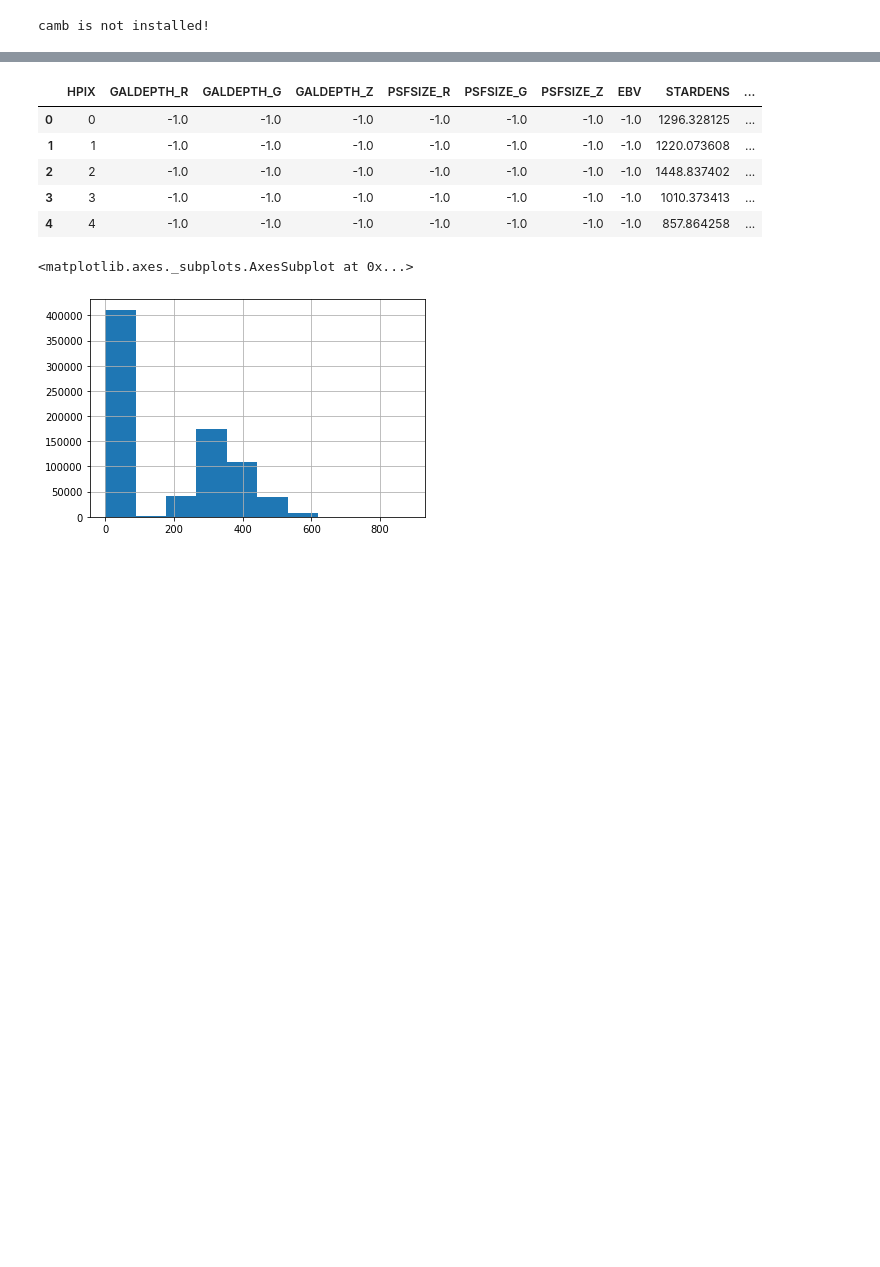
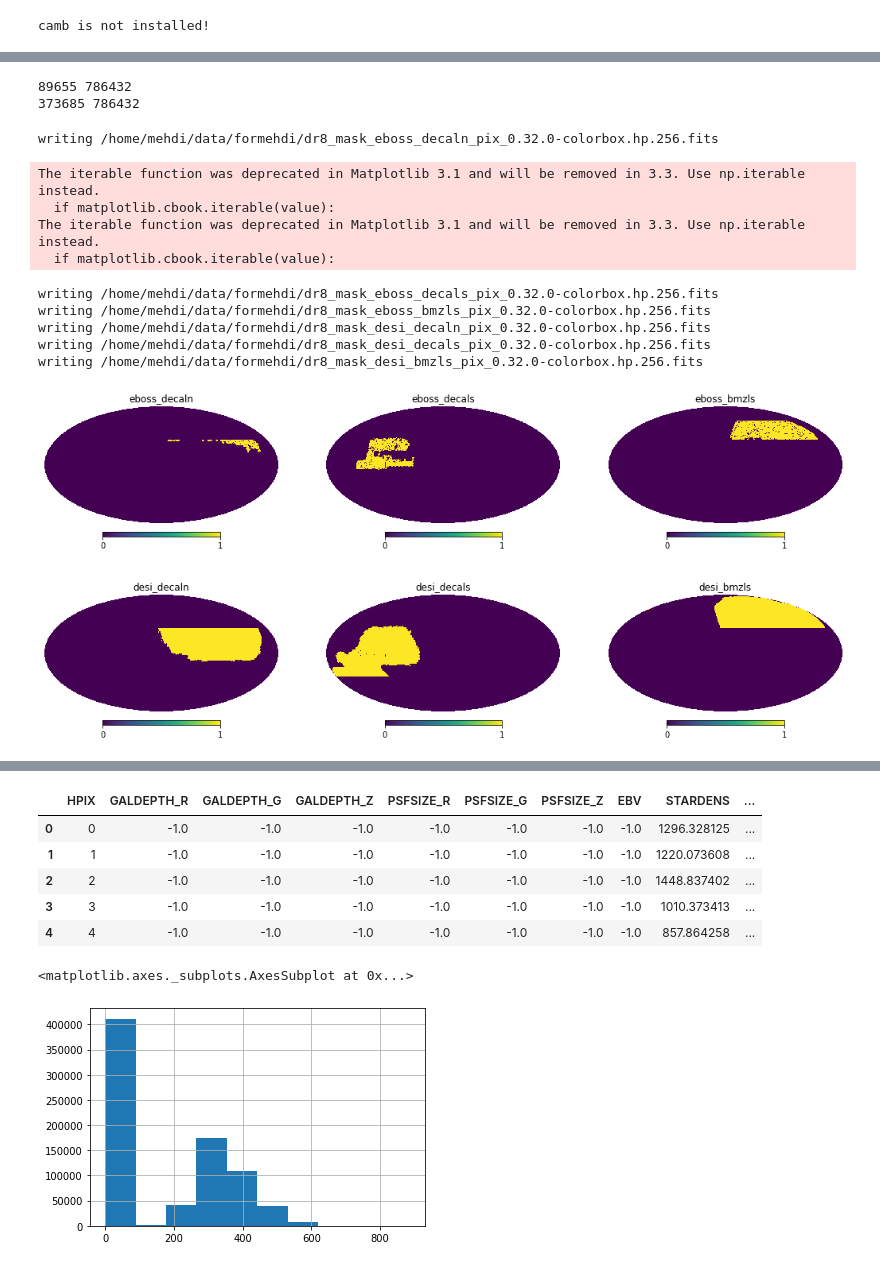
Before and after one commit to mehdirezaie/desisv, a Jupyter notebook: prepare_for_NN_split.ipynb, the cells around one changed output, grey strips where cells are left out. Drawn from its saved outputs; the diff is of its cells as text; code cells hidden in the pictures; blank space fills up the shorter version.

```diff
--- a/prepare_for_NN_split.ipynb
+++ b/prepare_for_NN_split.ipynb
@@ -14,0 +189,20 @@ camb is not installed!
+# %%
+mask = np.ones_like(eboss_mask)
+for col in df.columns:
+    mask &= np.isfinite(df[col])
+    print(f'{col}  {mask.sum()}')
+
+# for col in df.columns:
+
+#     for i, (survey, masks) in enumerate(zip(['eboss', 'desi'], [ebmasks, dsmasks])):
+
+#         for j, (region, mask) in enumerate(zip(['decaln', 'decals', 'bmzls'], masks)):
+
+#             mask &= frac > 0.2
+#             nans = (~np.isfinite(df[col][mask])).sum()
+#             print(f'{col} {survey}, {region}, {nans}')
+#             if nans != 0:
+#                 print(f'{np.percentile(df[col][mask], [0,1,99,100])}')
+
+#         print(10*'.')
+#     print(10*'=')
@@ -14,0 +227,42 @@ camb is not installed!
+# %%
+eboss_mask &= mask
+desi_mask  &= mask
+# %%
+for m in [eboss_mask, desi_mask]:
+    print(m.sum(), m.size)
+# %% [output]
+89655 786432
+373685 786432
+# %%
+# split the masks
+ebmasks = utils.mask2caps(eboss_mask)
+dsmasks = utils.mask2caps(desi_mask)
+# %%
+maskname = lambda survey, region: f'/home/mehdi/data/formehdi/dr8_mask_{survey}_{region}_pix_0.32.0-colorbox.hp.256.fits'
+
+fig, ax = plt.subplots(ncols=3, nrows=2, figsize=(18, 8))
+ax = ax.flatten()
+
+k = 0
+for i, (survey, masks) in enumerate(zip(['eboss', 'desi'], [ebmasks, dsmasks])):
+
+    for j, (region, mask) in enumerate(zip(['decaln', 'decals', 'bmzls'], masks)):
+        mapname= maskname(survey, region)
+        print(f'writing {mapname}')
+        hp.write_map(mapname, mask, fits_IDL=False, dtype=np.float64, overwrite=True)
+
+        fig.sca(ax[k])
+        hp.mollview(mask, hold=True, rot=-89, title='_'.join([survey, region]))
+        k += 1
+# %% [output]
+writing /home/mehdi/data/formehdi/dr8_mask_eboss_decaln_pix_0.32.0-colorbox.hp.256.fits
+The iterable function was deprecated in Matplotlib 3.1 and will be removed in 3.3. Use np.iterable instead.
+  if matplotlib.cbook.iterable(value):
+The iterable function was deprecated in Matplotlib 3.1 and will be removed in 3.3. Use np.iterable instead.
+  if matplotlib.cbook.iterable(value):
+writing /home/mehdi/data/formehdi/dr8_mask_eboss_decals_pix_0.32.0-colorbox.hp.256.fits
+writing /home/mehdi/data/formehdi/dr8_mask_eboss_bmzls_pix_0.32.0-colorbox.hp.256.fits
+writing /home/mehdi/data/formehdi/dr8_mask_desi_decaln_pix_0.32.0-colorbox.hp.256.fits
+writing /home/mehdi/data/formehdi/dr8_mask_desi_decals_pix_0.32.0-colorbox.hp.256.fits
+writing /home/mehdi/data/formehdi/dr8_mask_desi_bmzls_pix_0.32.0-colorbox.hp.256.fits
+[figure, added]
```
Also changed, not shown: parts of 19 cells of this notebook, 2 other files.
